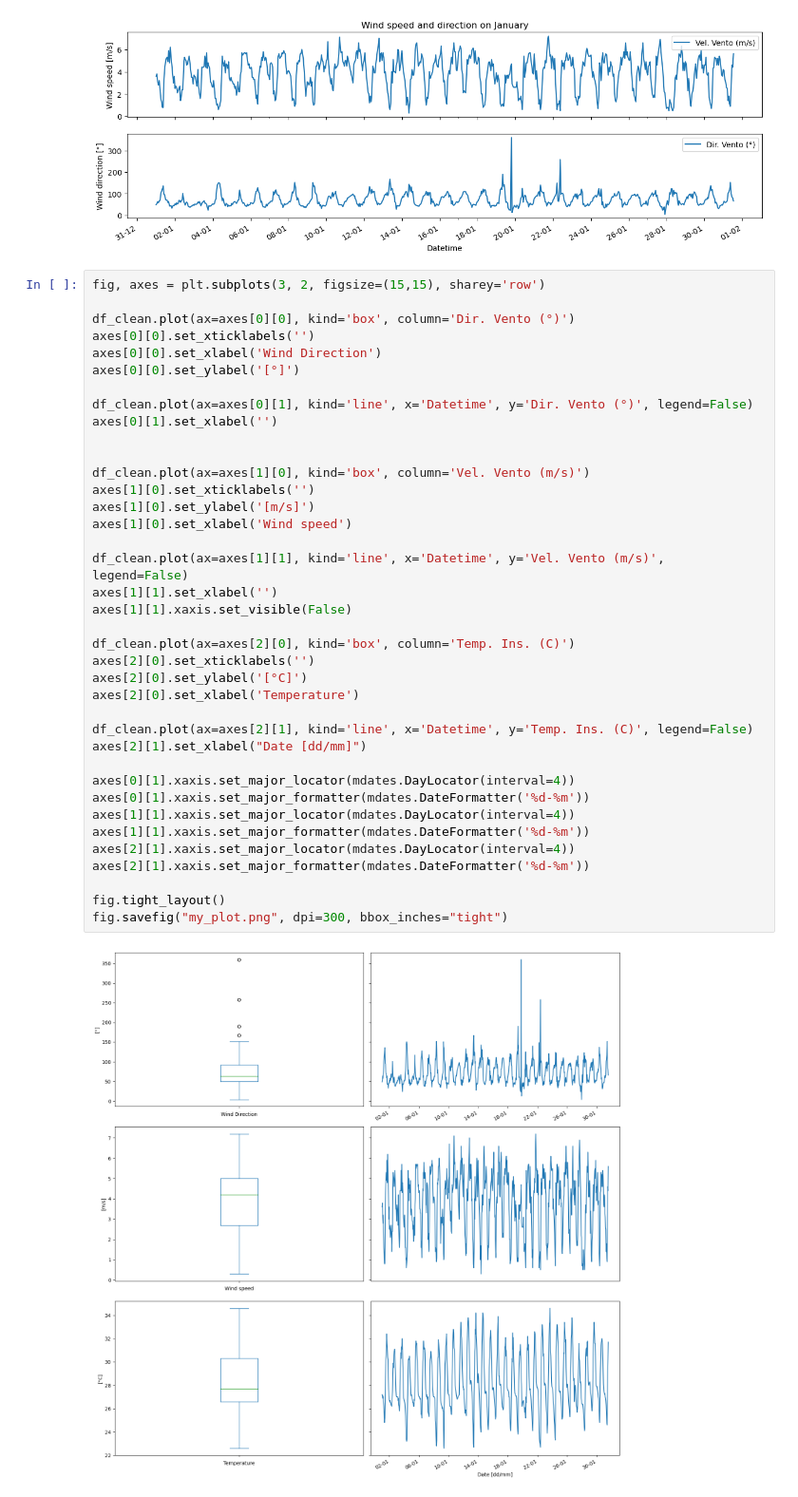
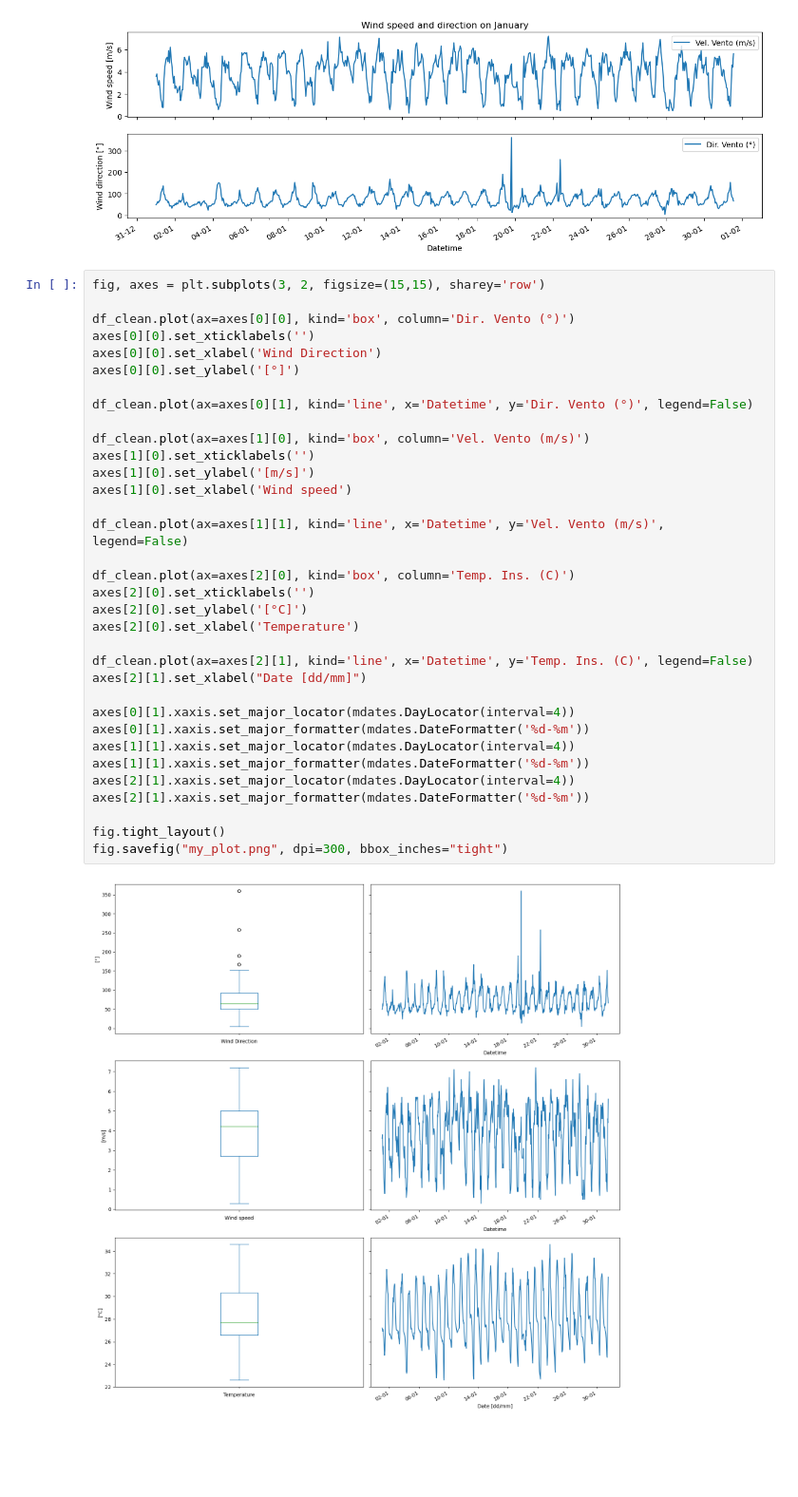
Before and after one commit to victor-esm/learning-path, a Jupyter notebook: 260202_INMET/data_analysis.ipynb, the cells around one changed output. Shown at 95% size. Cells and saved outputs as stored; diff of their text form; blank space fills up the shorter version.

```diff
--- a/260202_INMET/data_analysis.ipynb
+++ b/260202_INMET/data_analysis.ipynb
@@ -143,35 +143,31 @@ axes[0][0].set_xticklabels('')
 axes[0][0].set_xlabel('Wind Direction')
 axes[0][0].set_ylabel('[°]')
 
 df_clean.plot(ax=axes[0][1], kind='line', x='Datetime', y='Dir. Vento (°)', legend=False)
-axes[0][1].set_xlabel('')
-
 
 df_clean.plot(ax=axes[1][0], kind='box', column='Vel. Vento (m/s)')
 axes[1][0].set_xticklabels('')
 axes[1][0].set_ylabel('[m/s]')
 axes[1][0].set_xlabel('Wind speed')
 
 df_clean.plot(ax=axes[1][1], kind='line', x='Datetime', y='Vel. Vento (m/s)', legend=False)
-axes[1][1].set_xlabel('')
-axes[1][1].xaxis.set_visible(False)
 
 df_clean.plot(ax=axes[2][0], kind='box', column='Temp. Ins. (C)')
 axes[2][0].set_xticklabels('')
 axes[2][0].set_ylabel('[°C]')
 axes[2][0].set_xlabel('Temperature')
 
 df_clean.plot(ax=axes[2][1], kind='line', x='Datetime', y='Temp. Ins. (C)', legend=False)
 axes[2][1].set_xlabel("Date [dd/mm]")
 
 axes[0][1].xaxis.set_major_locator(mdates.DayLocator(interval=4))
 axes[0][1].xaxis.set_major_formatter(mdates.DateFormatter('%d-%m'))
 axes[1][1].xaxis.set_major_locator(mdates.DayLocator(interval=4))
 axes[1][1].xaxis.set_major_formatter(mdates.DateFormatter('%d-%m'))
 axes[2][1].xaxis.set_major_locator(mdates.DayLocator(interval=4))
 axes[2][1].xaxis.set_major_formatter(mdates.DateFormatter('%d-%m'))
 
 fig.tight_layout()
 fig.savefig("my_plot.png", dpi=300, bbox_inches="tight")
 # %% [output]
-[figure, old version]
+[figure, new version]
```
Also changed, not shown: 1 other file.
